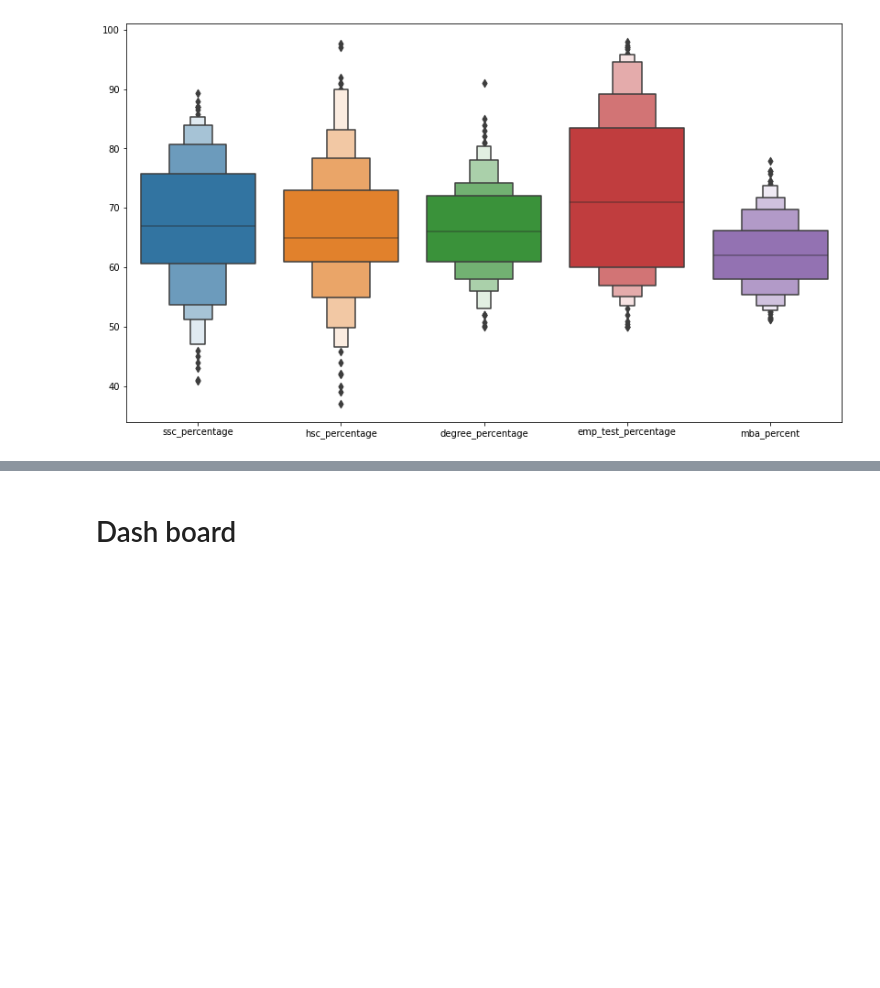
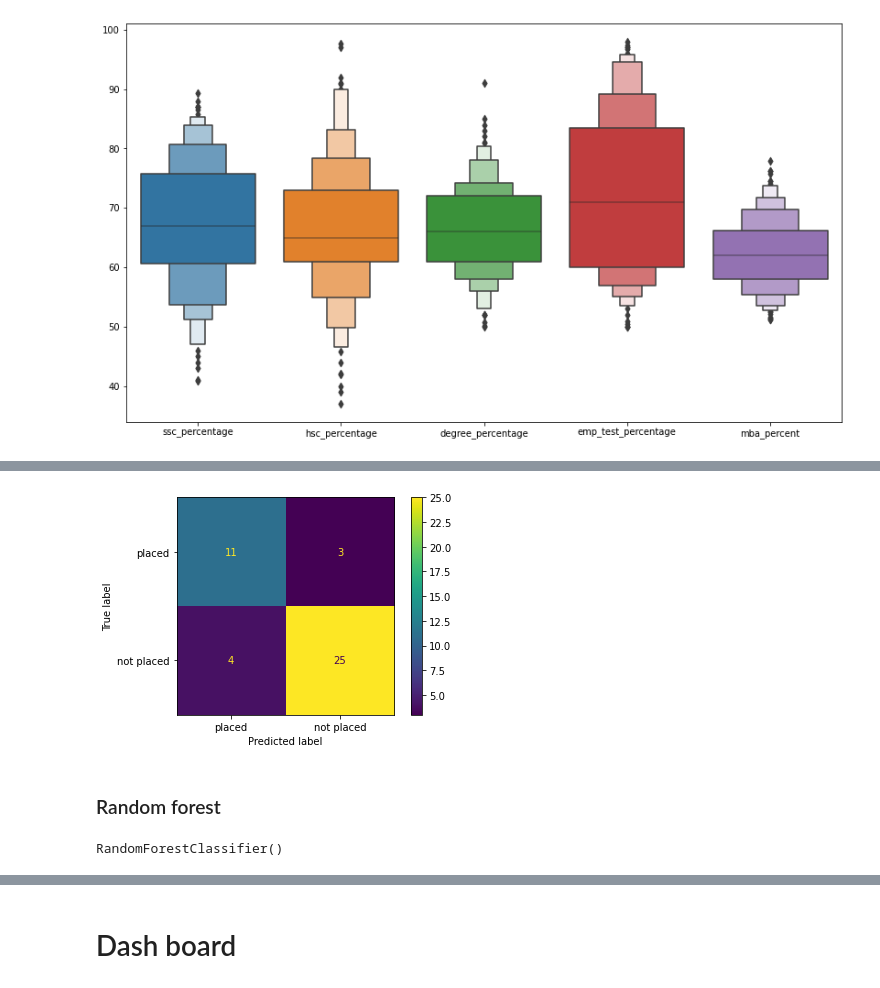
Before and after one commit to Tuwaiq-Data-Science-Bootcamp-V2/Bootcamp-Project-4, a Jupyter notebook: Project4.ipynb, the cells around one changed output, grey strips where cells are left out. Saved outputs shown, nothing was run; the diff lists cells and outputs as text; code cells hidden in the pictures; blank space fills up the shorter version.

```diff
--- a/Project4.ipynb
+++ b/Project4.ipynb
@@ -144,0 +379,2 @@ y = dataset['status']
+# %%
+X_train, X_test, Y_train, Y_test = train_test_split(X, y, test_size = 0.2, random_state = 25)
@@ -144,0 +413,3 @@ y = dataset['status']
+# %%
+model = XGBClassifier(n_estimators = 5000, learning_rate = 0.2)
+model.fit(X_train, Y_train,verbose = False)
@@ -144,0 +428,3 @@ y = dataset['status']
+# %%
+y_pred = model.predict(X_test)
+prediction = [round(value) for value in y_pred ]
@@ -144,0 +447,13 @@ y = dataset['status']
+# %%
+disp=ConfusionMatrixDisplay(confusion_matrix(Y_test,y_pred),display_labels=['placed','not placed'])
+disp.plot()
+plt.show()
+# %% [output]
+[figure, added]
+# %% [markdown]
+### Random forest
+# %%
+rm = RandomForestClassifier()
+rm.fit(X_train,y_train)
+# %% [output]
+RandomForestClassifier()
```
Also changed, not shown: parts of 56 cells of this notebook, 9 other files.
